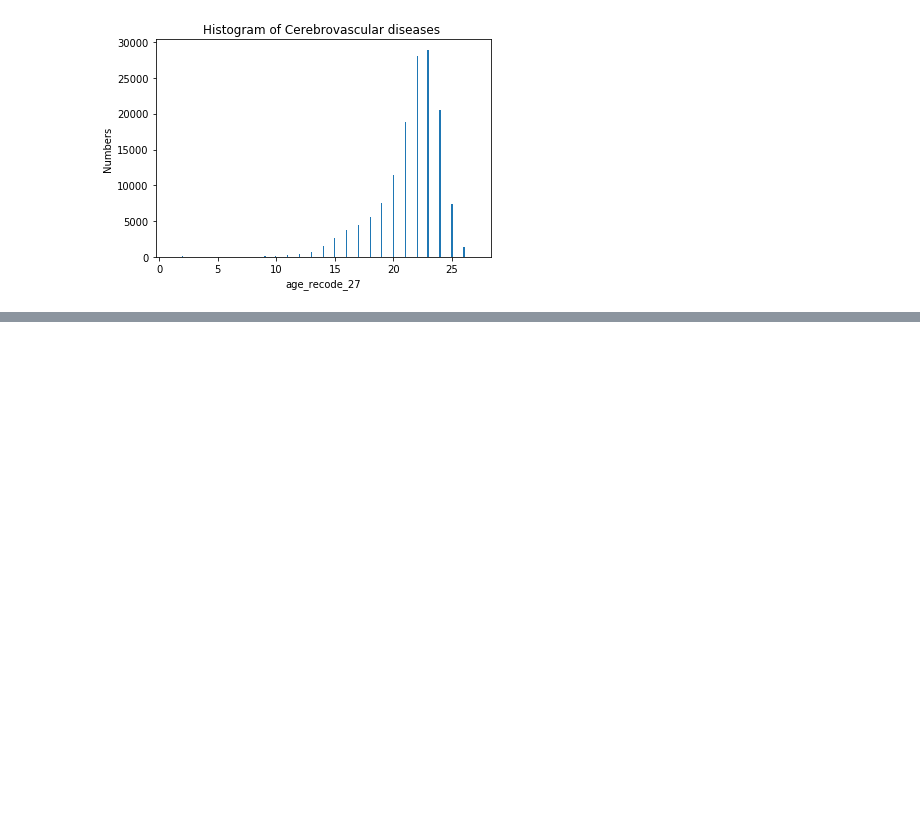
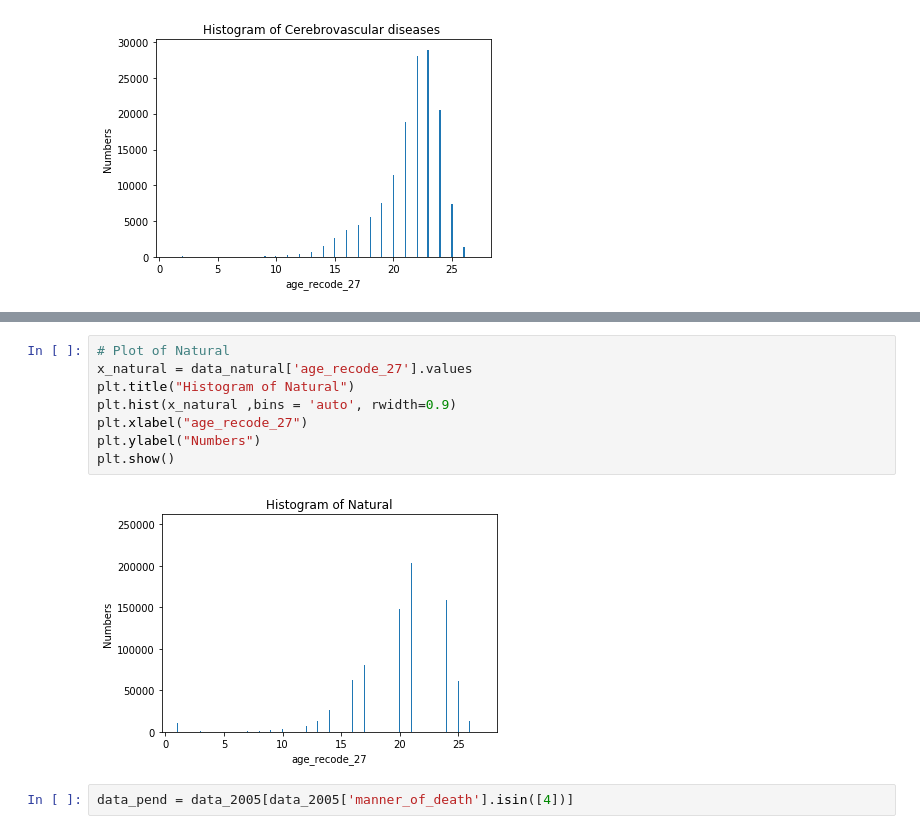
Before and after one commit to segunak/Mortality-Analysis, a Jupyter notebook: FinalProject-GroupA-kuni.ipynb, the cells around one changed output, grey strips where cells are left out. Cells and saved outputs as stored; diff of their text form; blank space fills up the shorter version.

```diff
--- a/FinalProject-GroupA-kuni.ipynb
+++ b/FinalProject-GroupA-kuni.ipynb
@@ -265,0 +304,12 @@ plt.show()
+# %%
+# Plot of Natural
+x_natural = data_natural['age_recode_27'].values
+plt.title("Histogram of Natural")
+plt.hist(x_natural ,bins = 'auto', rwidth=0.9)
+plt.xlabel("age_recode_27")
+plt.ylabel("Numbers")
+plt.show()
+# %% [output]
+[figure, added]
+# %%
+data_pend = data_2005[data_2005['manner_of_death'].isin([4])]
```
Also changed, not shown: parts of 12 cells of this notebook.
